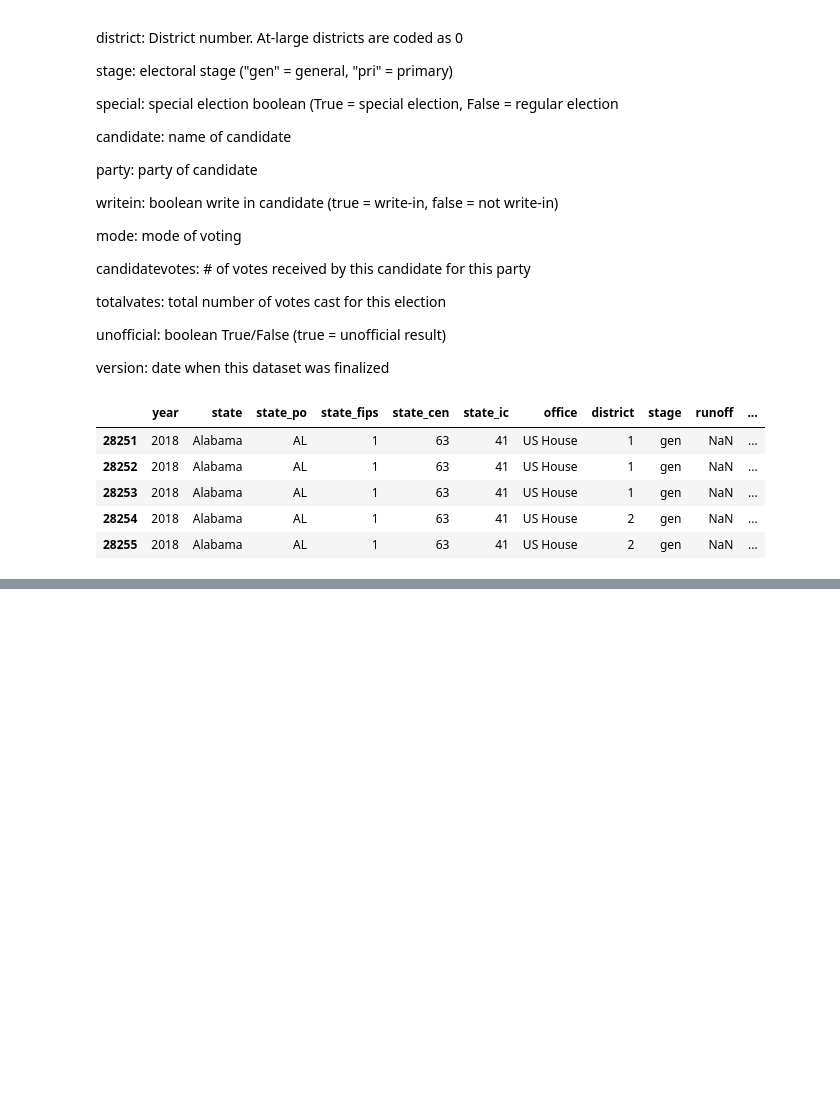
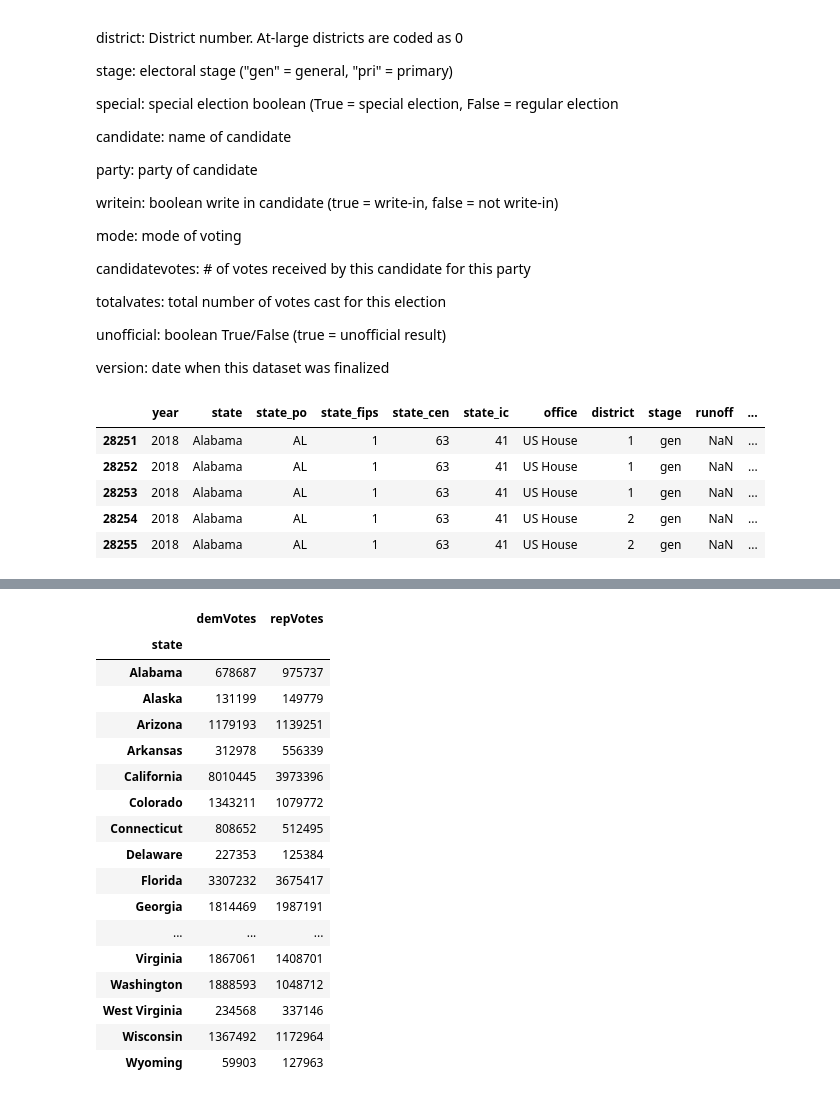
Before and after one commit to dpalencia/cs541g3, a Jupyter notebook: Notebooks/Data Understanding/Data Understanding - U.S. House 1976 - 2018.ipynb, the cells around one changed output, grey strips where cells are left out. Saved outputs shown, nothing was run; the diff lists cells and outputs as text; code cells hidden in the pictures; blank space fills up the shorter version.

```diff
--- a/Notebooks/Data Understanding/Data Understanding - U.S. House 1976 - 2018.ipynb
+++ b/Notebooks/Data Understanding/Data Understanding - U.S. House 1976 - 2018.ipynb
@@ -123,0 +121,12 @@ plt.legend((p1[0], p2[0]), ("Democrat", "Republican"))
+# %%
+# Get two dataframes
+# One for democrat votes, one for republican votes.
+# Group them by state.
+demOnly = np.array(data2018Candidate["party"] == "democrat")
+repOnly = np.array(data2018Candidate["party"] == "republican")
+demVotes = data2018Candidate[demOnly].groupby(["state"]).sum()
+repVotes = data2018Candidate[repOnly].groupby(["state"]).sum()
+# %%
+# Rename columns to get ready to join our dataframes.
+demVotes = demVotes.rename(columns={"candidatevotes": "demVotes"})
+repVotes = repVotes.rename(columns={"candidatevotes": "repVotes"})
@@ -123,0 +144,23 @@ plt.legend((p1[0], p2[0]), ("Democrat", "Republican"))
+# %%
+# Join on all states that have votes on both parties.
+votesState = demVotes.join(repVotes, how="inner")
+votesState
+# %% [output]
+|  | demVotes | repVotes |
+| state |  |  |
+| Alabama | 678687 | 975737 |
+| Alaska | 131199 | 149779 |
+| Arizona | 1179193 | 1139251 |
+| Arkansas | 312978 | 556339 |
+| California | 8010445 | 3973396 |
+| Colorado | 1343211 | 1079772 |
+| Connecticut | 808652 | 512495 |
+| Delaware | 227353 | 125384 |
+| Florida | 3307232 | 3675417 |
+| Georgia | 1814469 | 1987191 |
+| ... | ... | ... |
+| Virginia | 1867061 | 1408701 |
+| Washington | 1888593 | 1048712 |
+| West Virginia | 234568 | 337146 |
+| Wisconsin | 1367492 | 1172964 |
+| Wyoming | 59903 | 127963 |
```
Also changed, not shown: parts of 8 cells of this notebook.
